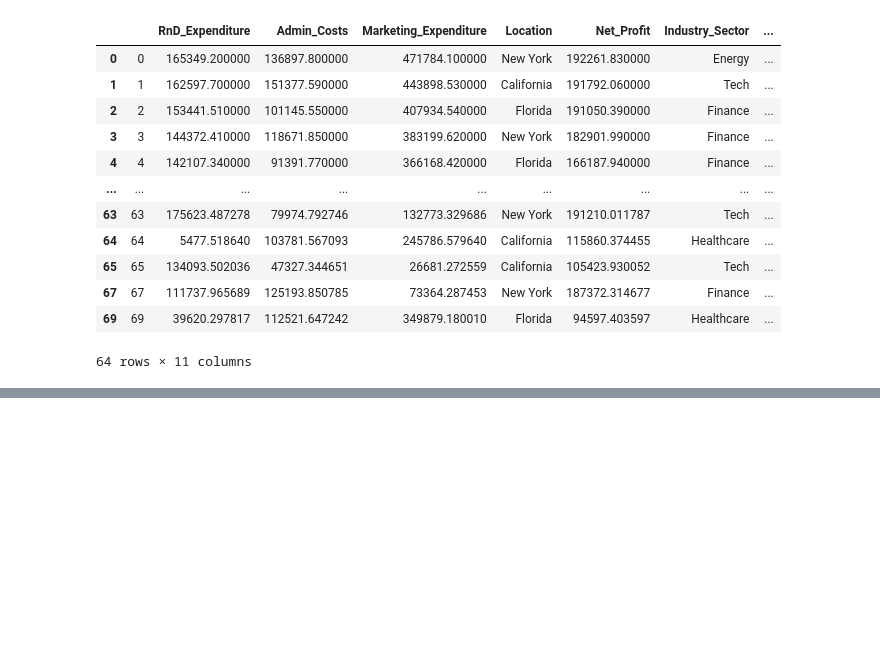
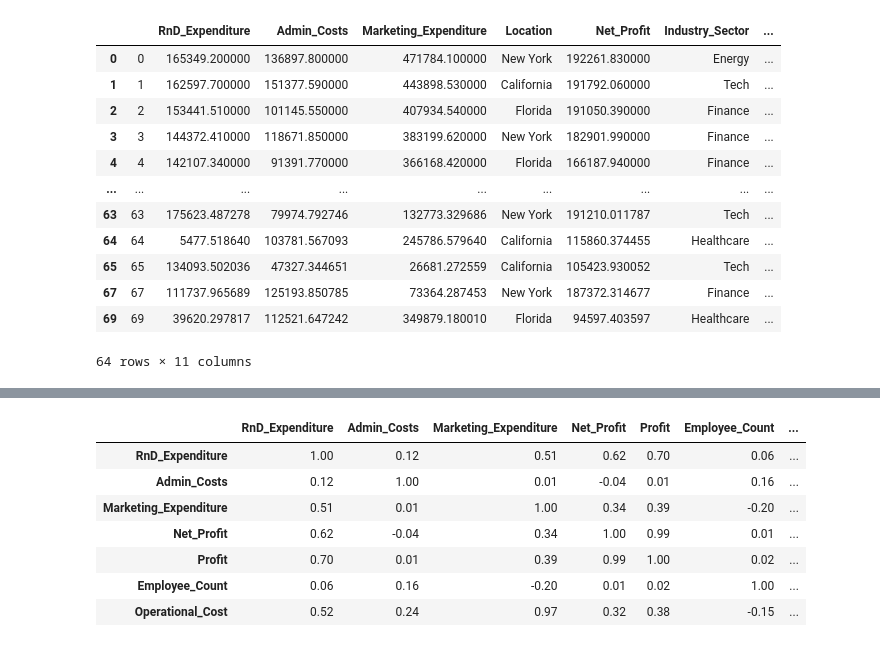
Before and after one commit to lnastri25/POO_UCEMA, a Jupyter notebook: trabajos_practicos/tp_datos/3-startups/startups.ipynb, the cells around one changed output, grey strips where cells are left out. Drawn from its saved outputs; the diff is of its cells as text; code cells hidden in the pictures; blank space fills up the shorter version.

```diff
--- a/trabajos_practicos/tp_datos/3-startups/startups.ipynb
+++ b/trabajos_practicos/tp_datos/3-startups/startups.ipynb
@@ -182,0 +196,13 @@ df_startups
+# %%
+df_variables_numericas_correlacion = df_startups[["RnD_Expenditure", "Admin_Costs", "Marketing_Expenditure", "Net_Profit", "Profit", "Employee_Count", "Operational_Cost"]]
+df_variables_numericas_correlacion = round(df_variables_numericas_correlacion.corr(numeric_only=True),2)
+df_variables_numericas_correlacion
+# %% [output]
+|  | RnD_Expenditure | Admin_Costs | Marketing_Expenditure | Net_Profit | Profit | Employee_Count | ... |
+| RnD_Expenditure | 1.00 | 0.12 | 0.51 | 0.62 | 0.70 | 0.06 | ... |
+| Admin_Costs | 0.12 | 1.00 | 0.01 | -0.04 | 0.01 | 0.16 | ... |
+| Marketing_Expenditure | 0.51 | 0.01 | 1.00 | 0.34 | 0.39 | -0.20 | ... |
+| Net_Profit | 0.62 | -0.04 | 0.34 | 1.00 | 0.99 | 0.01 | ... |
+| Profit | 0.70 | 0.01 | 0.39 | 0.99 | 1.00 | 0.02 | ... |
+| Employee_Count | 0.06 | 0.16 | -0.20 | 0.01 | 0.02 | 1.00 | ... |
+| Operational_Cost | 0.52 | 0.24 | 0.97 | 0.32 | 0.38 | -0.15 | ... |
```
Also changed, not shown: parts of 28 cells of this notebook, 4 other files.
